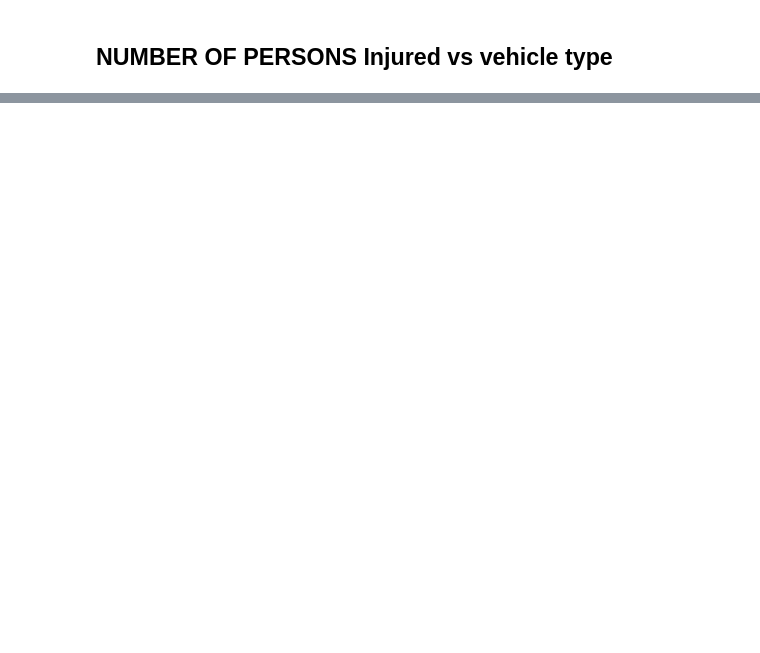
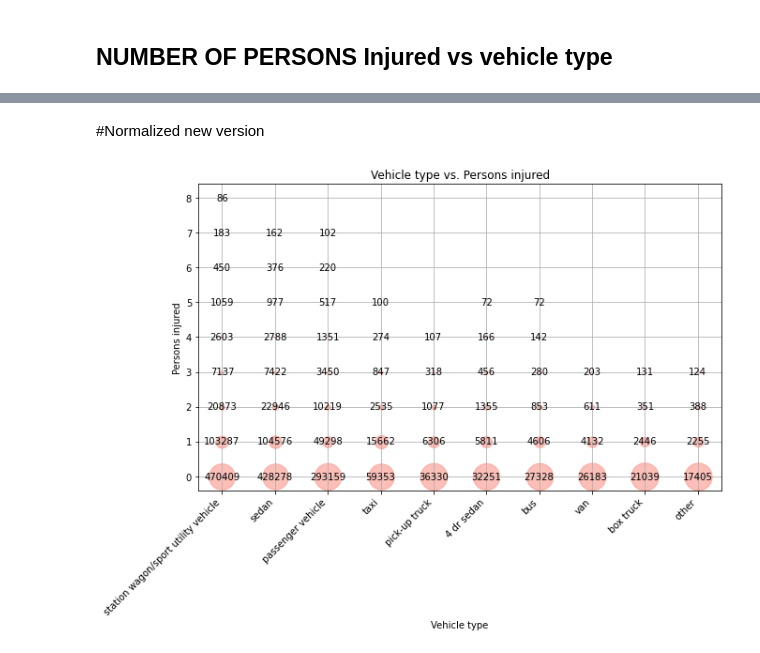
Before and after one commit to raskong/raskong.github.io, a Jupyter notebook: Final_Project/Assignment 3 B.ipynb, the cells around one changed output, grey strips where cells are left out. Saved outputs shown, nothing was run; the diff lists cells and outputs as text; code cells hidden in the pictures; blank space fills up the shorter version.

```diff
--- a/Final_Project/Assignment 3 B.ipynb
+++ b/Final_Project/Assignment 3 B.ipynb
@@ -562,0 +610,43 @@ plt.show()
+# %% [markdown]
+#Normalized new version
+# %%
+from collections import Counter
+import matplotlib.pyplot as plt
+from matplotlib.ticker import MaxNLocator
+
+# Example data
+VT = df_killed_without_zero_top_10["VEHICLE TYPE CODE 1"]
+PK = df_killed_without_zero_top_10["NUMBER OF PERSONS INJURED"]
+
+plt.figure(figsize=(10, 6))
+
+# Count occurrences of each pair
+pair_counts = Counter(zip(VT, PK))
+
+# Calculate total count of each vehicle type
+vehicle_type_counts = Counter(VT)
+
+# Limit the number of unique pairs to plot
+unique_pairs_to_plot = 60
+pair_counts = pair_counts.most_common(unique_pairs_to_plot)
+
+# Plotting
+for pair, count in pair_counts:
+    vehicle_type = pair[0]
+    total_count_vehicle_type = vehicle_type_counts[vehicle_type]
+    proportion = count / total_count_vehicle_type
+    plt.scatter(vehicle_type, pair[1], s=proportion * 1000, c='salmon', alpha=0.5)
+    plt.text(vehicle_type, pair[1], str(count), ha='center', va='center')
+
+plt.xlabel("Vehicle type")
+plt.ylabel("Persons injured")
+plt.title('Vehicle type vs. Persons injured')
+plt.xticks(rotation=45, ha='right')
+plt.grid(True)
+plt.gca().yaxis.set_major_locator(MaxNLocator(integer=True))
+
+plt.savefig(r"C:\Users\Mads Emil\raskong.github.io\Final_Project\Figures\Vehicle_type_X_Persons_injured.png", bbox_inches='tight')
+
+plt.show()
+# %% [output]
+[figure, added]
```
Also changed, not shown: parts of 9 cells of this notebook.
